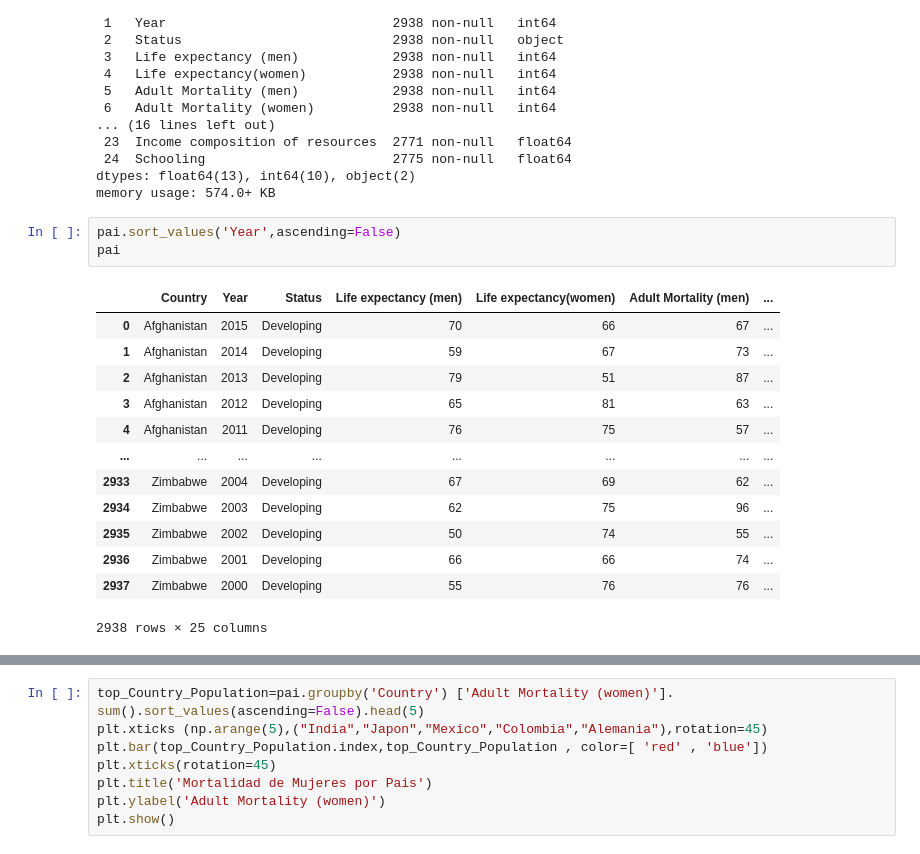
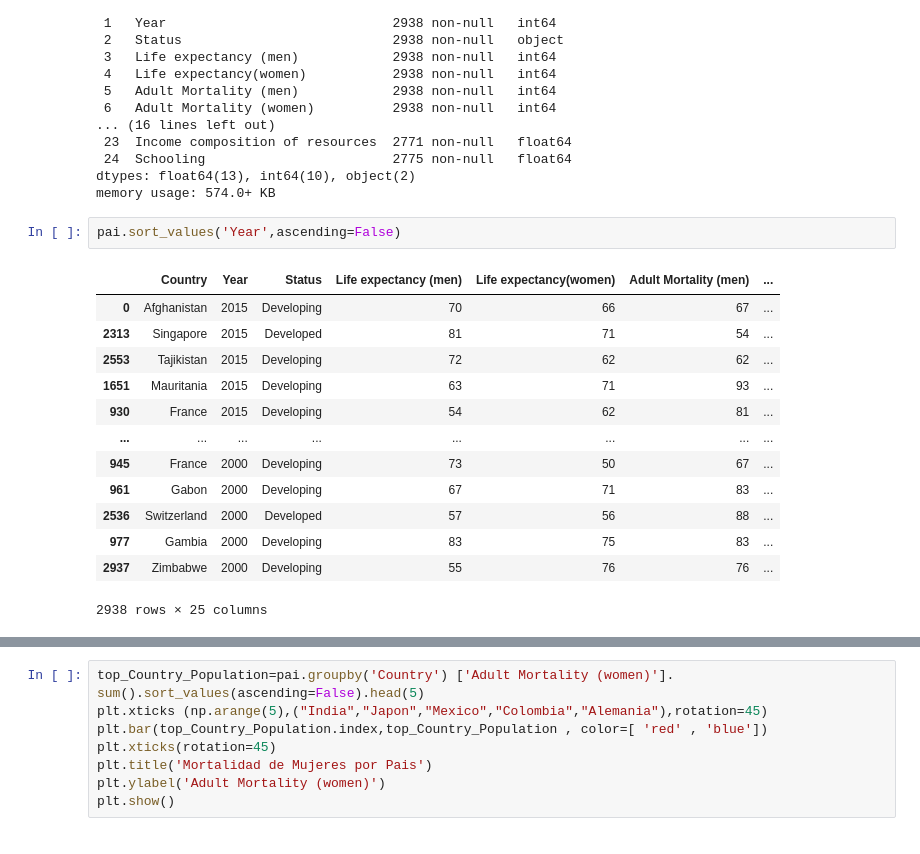
Before and after one commit to Rotany/matplotlib, a Jupyter notebook: code/proyecto2.ipynb, the cells around one changed output, grey strips where cells are left out. Cells and saved outputs as stored; diff of their text form.

```diff
--- a/code/proyecto2.ipynb
+++ b/code/proyecto2.ipynb
@@ -78,18 +73,17 @@ dtypes: float64(13), int64(10), object(2)
 memory usage: 574.0+ KB
 # %%
 pai.sort_values('Year',ascending=False)
-pai
 # %% [output]
 |  | Country | Year | Status | Life expectancy (men) | Life expectancy(women) | Adult Mortality (men) | ... |
 | 0 | Afghanistan | 2015 | Developing | 70 | 66 | 67 | ... |
-| 1 | Afghanistan | 2014 | Developing | 59 | 67 | 73 | ... |
-| 2 | Afghanistan | 2013 | Developing | 79 | 51 | 87 | ... |
-| 3 | Afghanistan | 2012 | Developing | 65 | 81 | 63 | ... |
-| 4 | Afghanistan | 2011 | Developing | 76 | 75 | 57 | ... |
+| 2313 | Singapore | 2015 | Developed | 81 | 71 | 54 | ... |
+| 2553 | Tajikistan | 2015 | Developing | 72 | 62 | 62 | ... |
+| 1651 | Mauritania | 2015 | Developing | 63 | 71 | 93 | ... |
+| 930 | France | 2015 | Developing | 54 | 62 | 81 | ... |
 | ... | ... | ... | ... | ... | ... | ... | ... |
-| 2933 | Zimbabwe | 2004 | Developing | 67 | 69 | 62 | ... |
-| 2934 | Zimbabwe | 2003 | Developing | 62 | 75 | 96 | ... |
-| 2935 | Zimbabwe | 2002 | Developing | 50 | 74 | 55 | ... |
-| 2936 | Zimbabwe | 2001 | Developing | 66 | 66 | 74 | ... |
+| 945 | France | 2000 | Developing | 73 | 50 | 67 | ... |
+| 961 | Gabon | 2000 | Developing | 67 | 71 | 83 | ... |
+| 2536 | Switzerland | 2000 | Developed | 57 | 56 | 88 | ... |
+| 977 | Gambia | 2000 | Developing | 83 | 75 | 83 | ... |
 | 2937 | Zimbabwe | 2000 | Developing | 55 | 76 | 76 | ... |
 2938 rows × 25 columns
```
Also changed, not shown: parts of 11 cells of this notebook, 1 other file.
